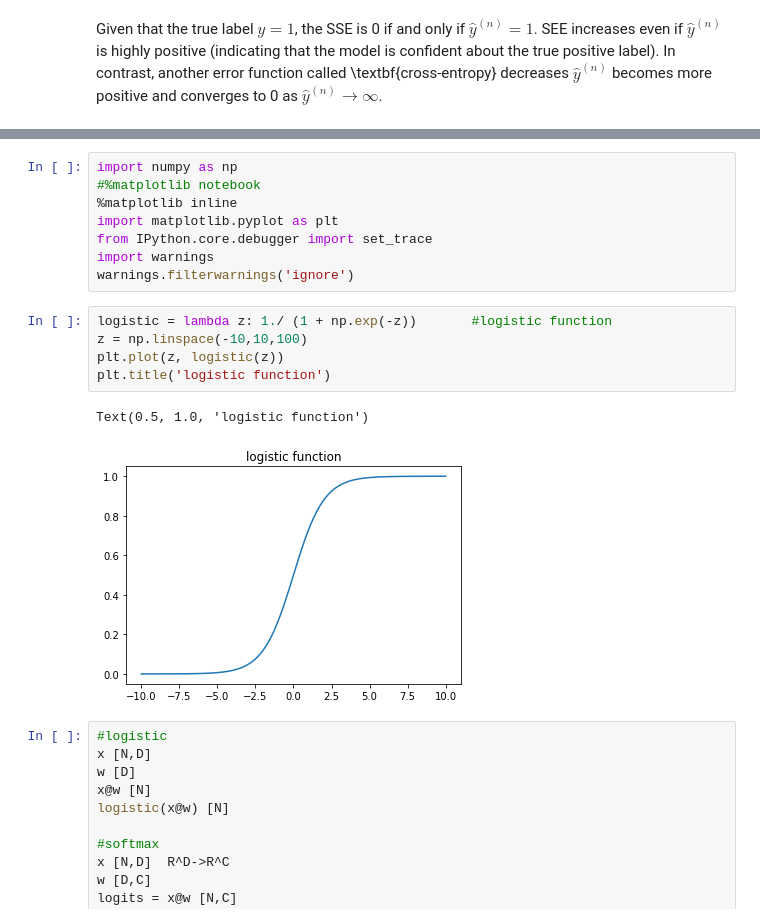
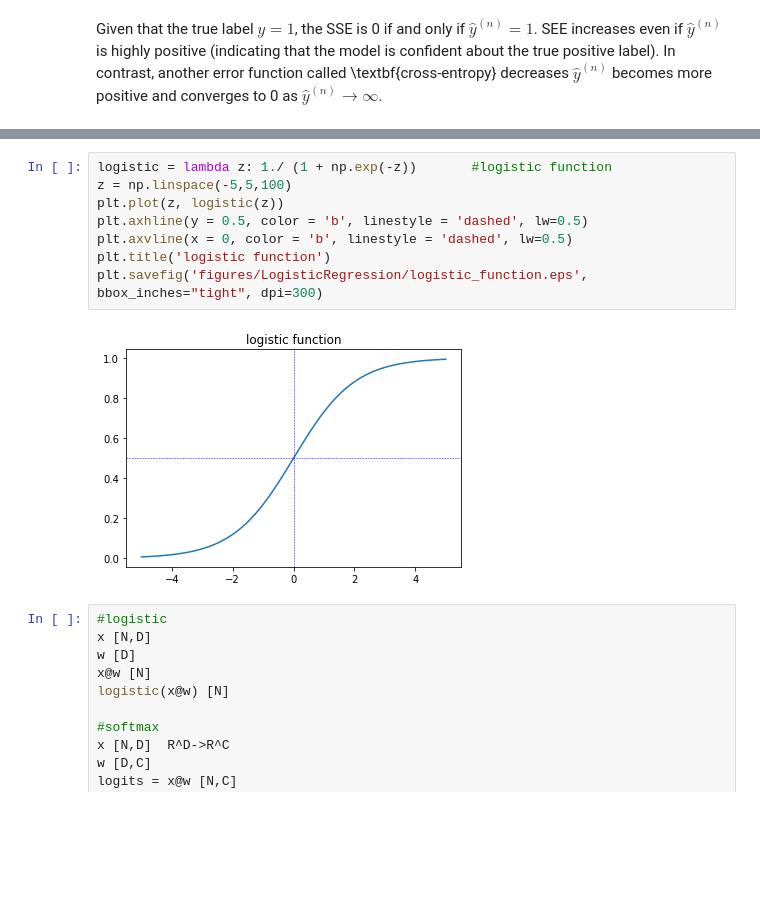
Before and after one commit to yueliyl/gec_intro2ml, a Jupyter notebook: LogisticRegression.ipynb, the cells around one changed output, grey strips where cells are left out. Saved outputs shown, nothing was run; the diff lists cells and outputs as text; blank space fills up the shorter version.

```diff
--- a/LogisticRegression.ipynb
+++ b/LogisticRegression.ipynb
@@ -27,19 +36,13 @@ plt.show()
-# %%
-import numpy as np
-#%matplotlib notebook
-%matplotlib inline
-import matplotlib.pyplot as plt
-from IPython.core.debugger import set_trace
-import warnings
-warnings.filterwarnings('ignore')
 # %%
 logistic = lambda z: 1./ (1 + np.exp(-z))       #logistic function
-z = np.linspace(-10,10,100)
+z = np.linspace(-5,5,100)
 plt.plot(z, logistic(z))
+plt.axhline(y = 0.5, color = 'b', linestyle = 'dashed', lw=0.5)
+plt.axvline(x = 0, color = 'b', linestyle = 'dashed', lw=0.5)
 plt.title('logistic function')
+plt.savefig('figures/LogisticRegression/logistic_function.eps', bbox_inches="tight", dpi=300)
 # %% [output]
-Text(0.5, 1.0, 'logistic function')
-[figure, old version]
+[figure, new version]
 # %%
 #logistic
 x [N,D]
```
Also changed, not shown: parts of 1 cell of this notebook, 2 other files.
